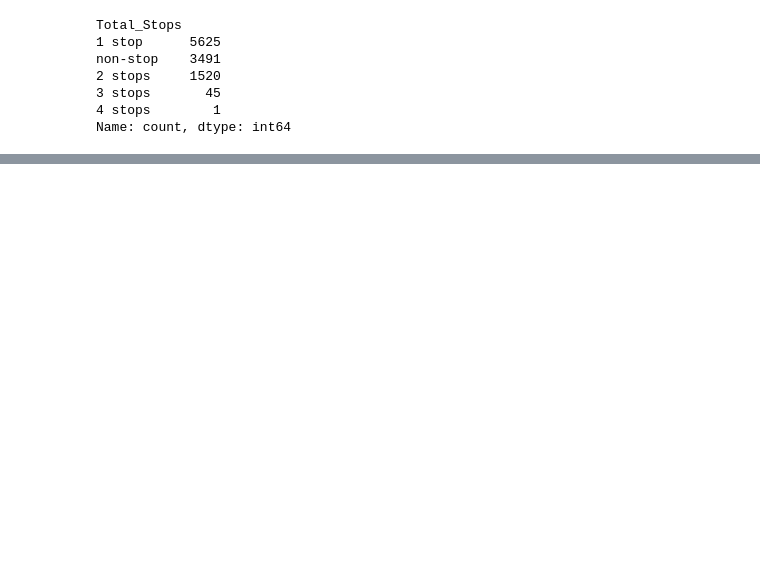
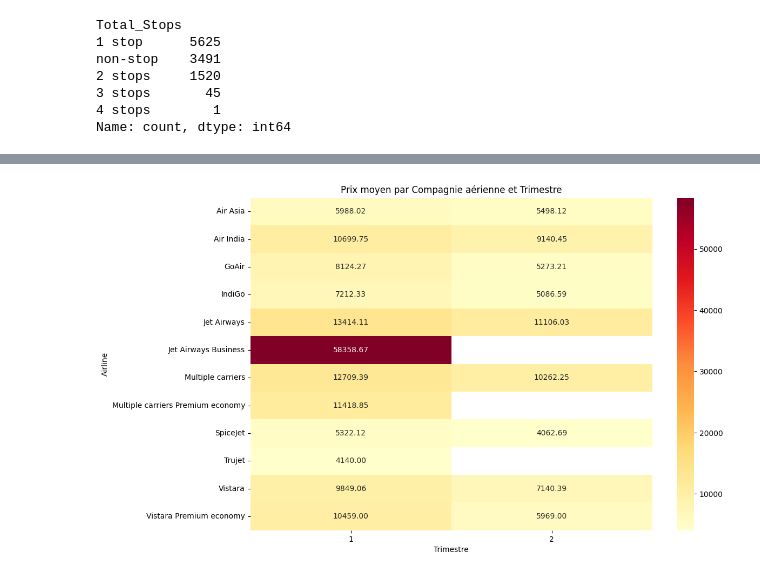
Before and after one commit to IsmaelPami/projet_data_science, a Jupyter notebook: projet.ipynb, the cells around one changed output, grey strips where cells are left out. Saved outputs shown, nothing was run; the diff lists cells and outputs as text; code cells hidden in the pictures; blank space fills up the shorter version.

```diff
--- a/projet.ipynb
+++ b/projet.ipynb
@@ -413,0 +477,15 @@ data_Train["Total_Stops"] = data_Train["Total_Stops"].astype(int)
+# %%
+data1=data_Train.groupby("Trimestre")["Price"].mean()
+import seaborn as sns
+import matplotlib.pyplot as plt
+
+pivot_table = data_Train.pivot_table(values='Price', index='Airline', columns='Trimestre', aggfunc='mean')
+
+plt.figure(figsize=(12,8))
+sns.heatmap(pivot_table, annot=True, fmt=".2f", cmap="YlOrRd")
+plt.title('Prix moyen par Compagnie aérienne et Trimestre')
+plt.ylabel('Airline')
+plt.xlabel('Trimestre')
+plt.show()
+# %% [output]
+[figure, added]
```
Also changed, not shown: parts of 22 cells of this notebook.
